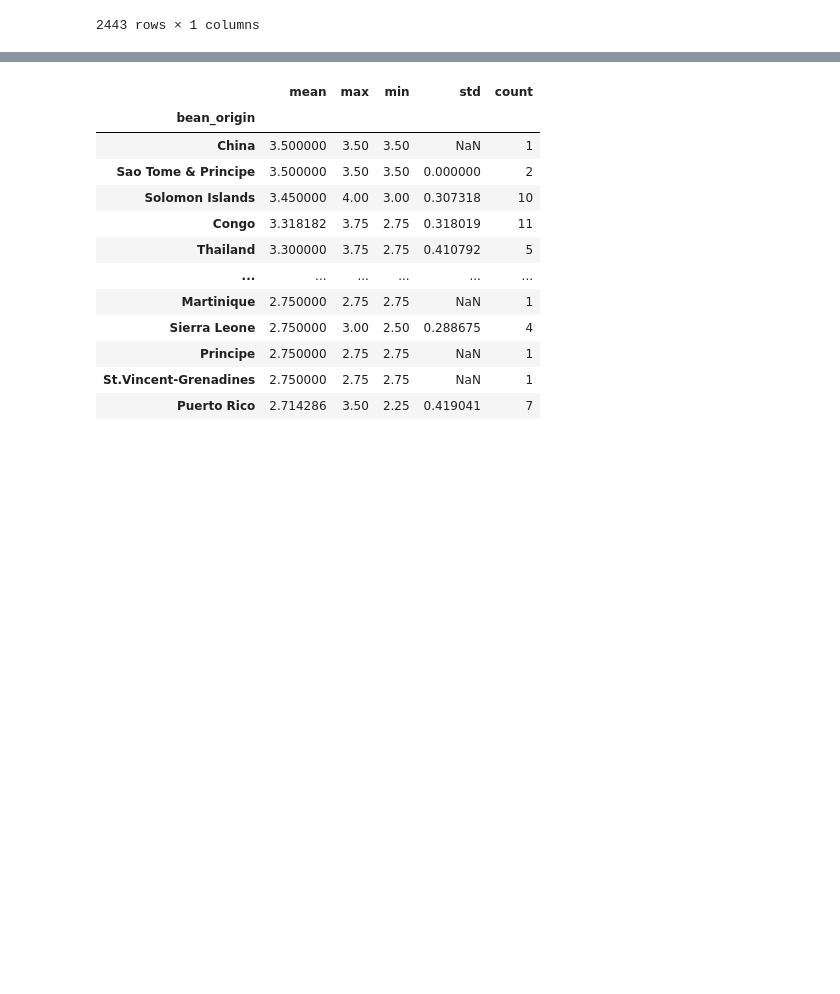
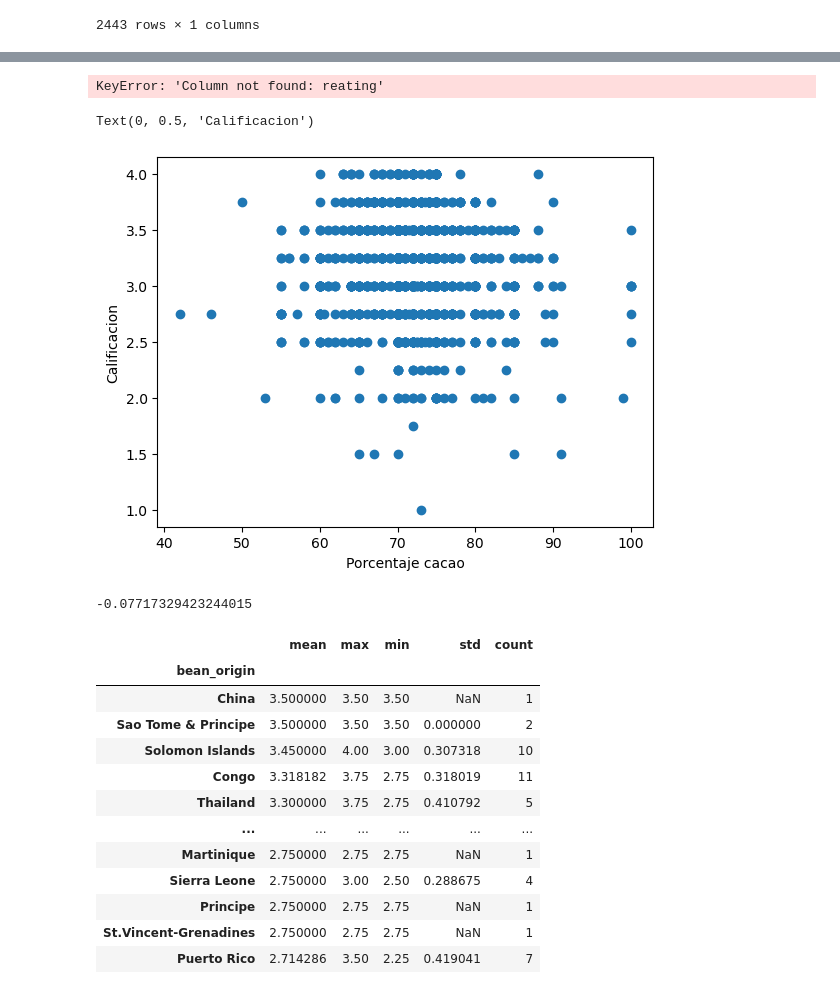
Before and after one commit to amalia345/Chocolates, a Jupyter notebook: analisis.ipynb, the cells around one changed output, grey strips where cells are left out. Saved outputs shown, nothing was run; the diff lists cells and outputs as text; code cells hidden in the pictures; blank space fills up the shorter version.

```diff
--- a/analisis.ipynb
+++ b/analisis.ipynb
@@ -229,13 +229,28 @@ df.head(10)
 | 8 | 797 | A. Morin | France | 2012 | Peru | Peru | 63.0 | ... |
 | 9 | 1011 | A. Morin | France | 2013 | Panama | Panama | 70.0 | ... |
 # %%
-#¿Cómo se relaciona el contenido de cacao con la calificación?
-cacao_rating = df[.groupby(by="cocoa_percent")["reating"].mean().sort_values(ascending=False)]
+#5.1¿Cómo se relaciona el contenido de cacao con la calificación?
+cacao_rating = df[df.groupby(by="cocoa_percent")["reating"].mean().sort_values(ascending=False)]
 cacao_rating
 
 #plt.scatter mientras aumenta el % aumenta el raiting, si aumenta uno o disminuye el otro
 #correlacion, x y y
 #no correlacion
 #coeficiente de correlacion de pirson
-#¿Cuál es el contenido promedio de cacao para las barras con calificaciones más altas (más de 3,5)?
-#accediendo a rating, Filtrar los que tienen mas de 3.5,
+
+
+0
+# %% [output]
+KeyError: 'Column not found: reating'
+# %%
+plt.scatter(x=df["cocoa_percent"], y=df["rating"])
+plt.xlabel ("Porcentaje cacao")
+plt.ylabel ("Calificacion")
+# %% [output]
+Text(0, 0.5, 'Calificacion')
+[figure, added]
+# %%
+correlacion= df["cocoa_percent"].corr(df["rating"])
+correlacion
+# %% [output]
+-0.07717329423244015
```
Also changed, not shown: parts of 1 cell of this notebook, 1 other file.
